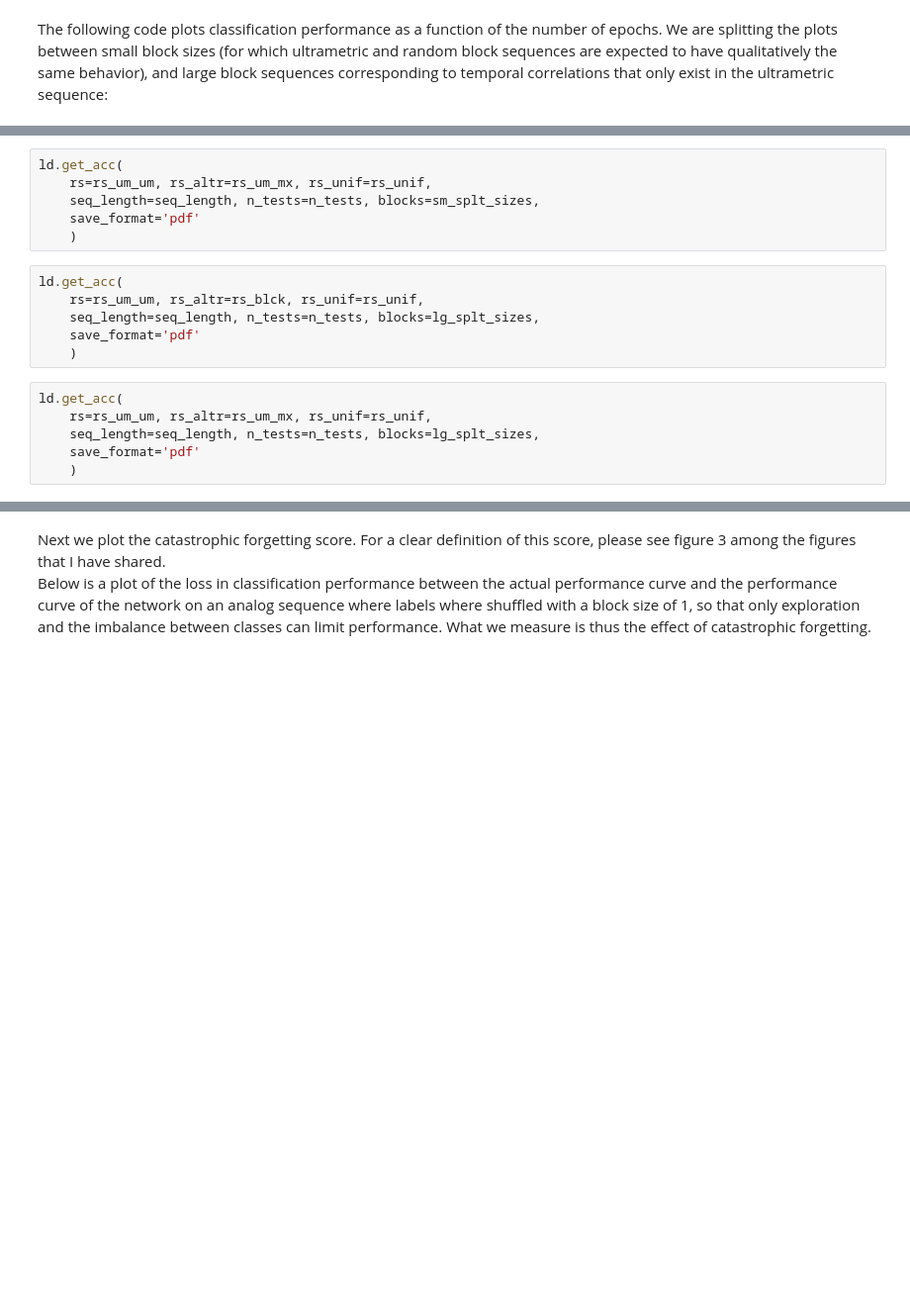
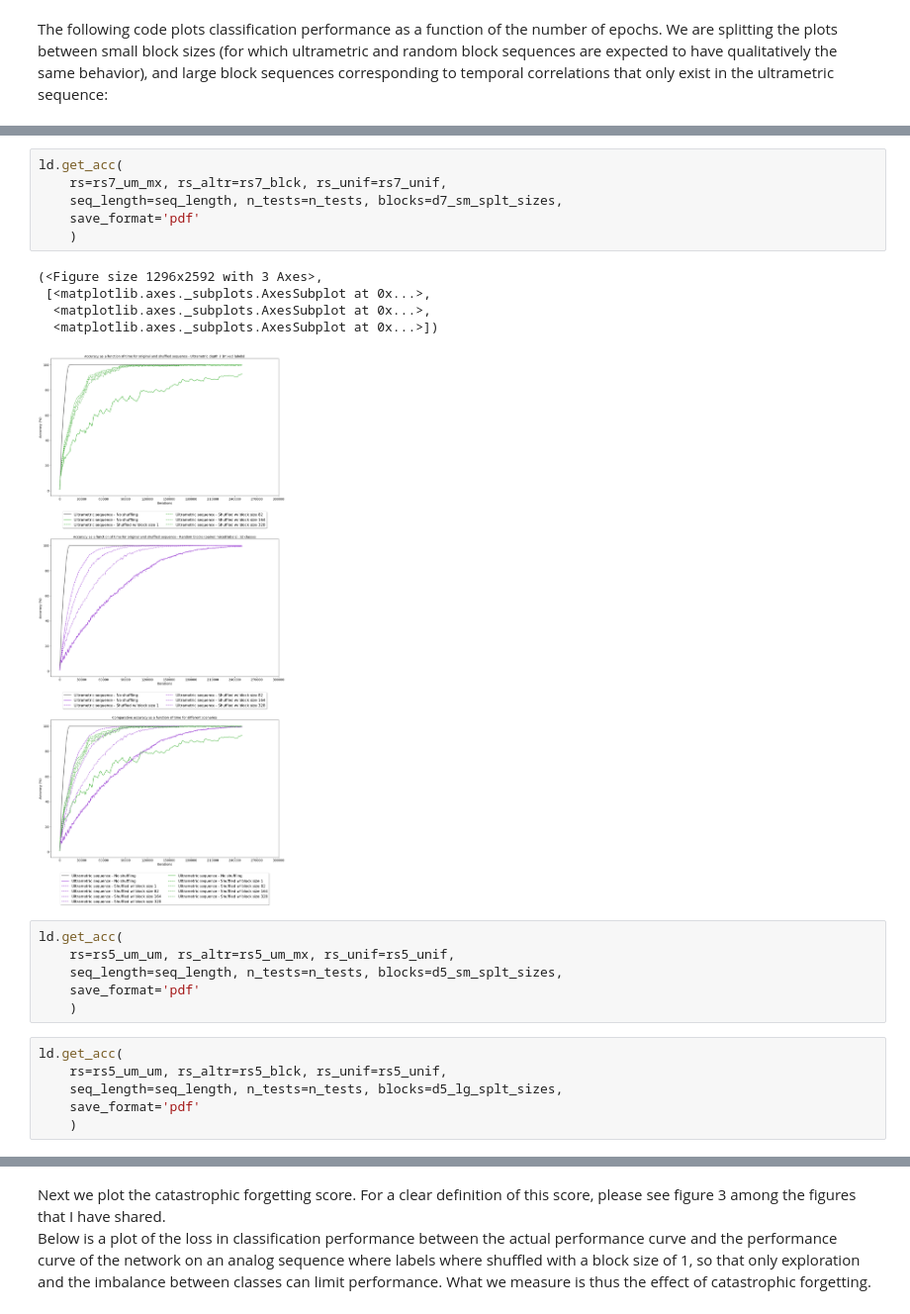
Before and after one commit to Brossollet-Antonin/Ultrametric-benchmark, a Jupyter notebook: notebooks/data_analysis.ipynb, the cells around one changed output, grey strips where cells are left out. Shown at 99% size. Cells and saved outputs as stored; diff of their text form; blank space fills up the shorter version.

```diff
--- a/notebooks/data_analysis.ipynb
+++ b/notebooks/data_analysis.ipynb
@@ -170,18 +249,24 @@ ld.get_acc(
 # %%
 ld.get_acc(
-	rs=rs_um_um, rs_altr=rs_um_mx, rs_unif=rs_unif,
-	seq_length=seq_length, n_tests=n_tests, blocks=sm_splt_sizes,
+	rs=rs7_um_mx, rs_altr=rs7_blck, rs_unif=rs7_unif,
+	seq_length=seq_length, n_tests=n_tests, blocks=d7_sm_splt_sizes,
 	save_format='pdf'
 	)
+# %% [output]
+(<Figure size 1296x2592 with 3 Axes>,
+ [<matplotlib.axes._subplots.AxesSubplot at 0x...>,
+  <matplotlib.axes._subplots.AxesSubplot at 0x...>,
+  <matplotlib.axes._subplots.AxesSubplot at 0x...>])
+[figure, added]
 # %%
 ld.get_acc(
-	rs=rs_um_um, rs_altr=rs_blck, rs_unif=rs_unif,
-	seq_length=seq_length, n_tests=n_tests, blocks=lg_splt_sizes,
+	rs=rs5_um_um, rs_altr=rs5_um_mx, rs_unif=rs5_unif,
+	seq_length=seq_length, n_tests=n_tests, blocks=d5_sm_splt_sizes,
 	save_format='pdf'
 	)
 # %%
 ld.get_acc(
-	rs=rs_um_um, rs_altr=rs_um_mx, rs_unif=rs_unif,
-	seq_length=seq_length, n_tests=n_tests, blocks=lg_splt_sizes,
+	rs=rs5_um_um, rs_altr=rs5_blck, rs_unif=rs5_unif,
+	seq_length=seq_length, n_tests=n_tests, blocks=d5_lg_splt_sizes,
 	save_format='pdf'
 	)
```
Also changed, not shown: parts of 30 cells of this notebook, 2 other files.
